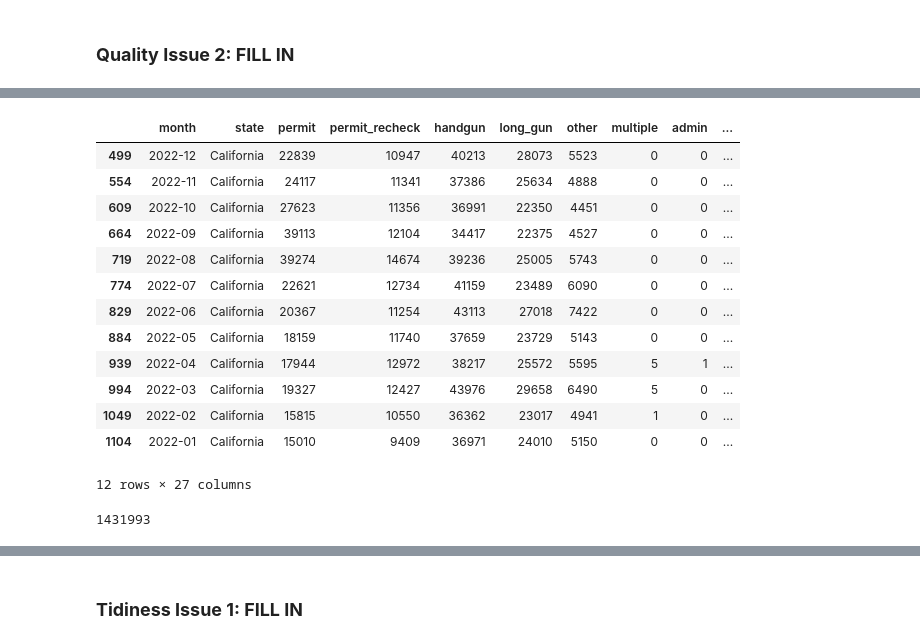
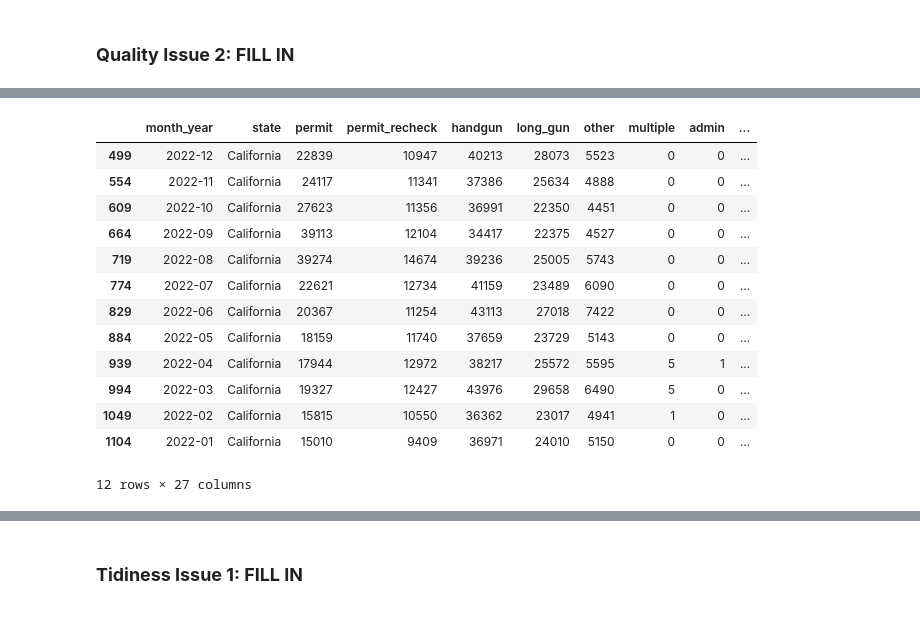
Before and after one commit to BryanHolbrook/us-gun-sales-per-capita, a Jupyter notebook: Data_Wrangling_Project_Starter.ipynb, the cells around one changed output, grey strips where cells are left out. Cells and saved outputs as stored; diff of their text form; code cells hidden in the pictures.

```diff
--- a/Data_Wrangling_Project_Starter.ipynb
+++ b/Data_Wrangling_Project_Starter.ipynb
@@ -387,0 +406,4 @@ cleaned_gun_sales.head()
+# %%
+#Apply cleaning strategy
+cleaned_gun_sales = cleaned_gun_sales.rename(columns={'month': 'month_year'})
+cleaned_gun_sales.head()
@@ -388,12 +418,12 @@ cleaned_gun_sales.head()
 # %%
-#Validate the cleaning was successful
+#Apply and validate the cleaning was successful
 ca = cleaned_gun_sales[cleaned_gun_sales['state'] == 'California']
 
-ca22 = ca[ca['month'].astype(str).str.startswith('2022')]
+ca22 = ca[ca['month_year'].astype(str).str.startswith('2022')]
 
 ca22.head(20)
 # %% [output]
-|  | month | state | permit | permit_recheck | handgun | long_gun | other | multiple | admin | ... |
+|  | month_year | state | permit | permit_recheck | handgun | long_gun | other | multiple | admin | ... |
 | 499 | 2022-12 | California | 22839 | 10947 | 40213 | 28073 | 5523 | 0 | 0 | ... |
 | 554 | 2022-11 | California | 24117 | 11341 | 37386 | 25634 | 4888 | 0 | 0 | ... |
 | 609 | 2022-10 | California | 27623 | 11356 | 36991 | 22350 | 4451 | 0 | 0 | ... |
@@ -407,7 +437,3 @@ ca22.head(20)
 | 1049 | 2022-02 | California | 15815 | 10550 | 36362 | 23017 | 4941 | 1 | 0 | ... |
 | 1104 | 2022-01 | California | 15010 | 9409 | 36971 | 24010 | 5150 | 0 | 0 | ... |
 12 rows × 27 columns
-# %%
-ca22['totals'].sum()
-# %% [output]
-1431993
```
Also changed, not shown: parts of 37 cells of this notebook.
